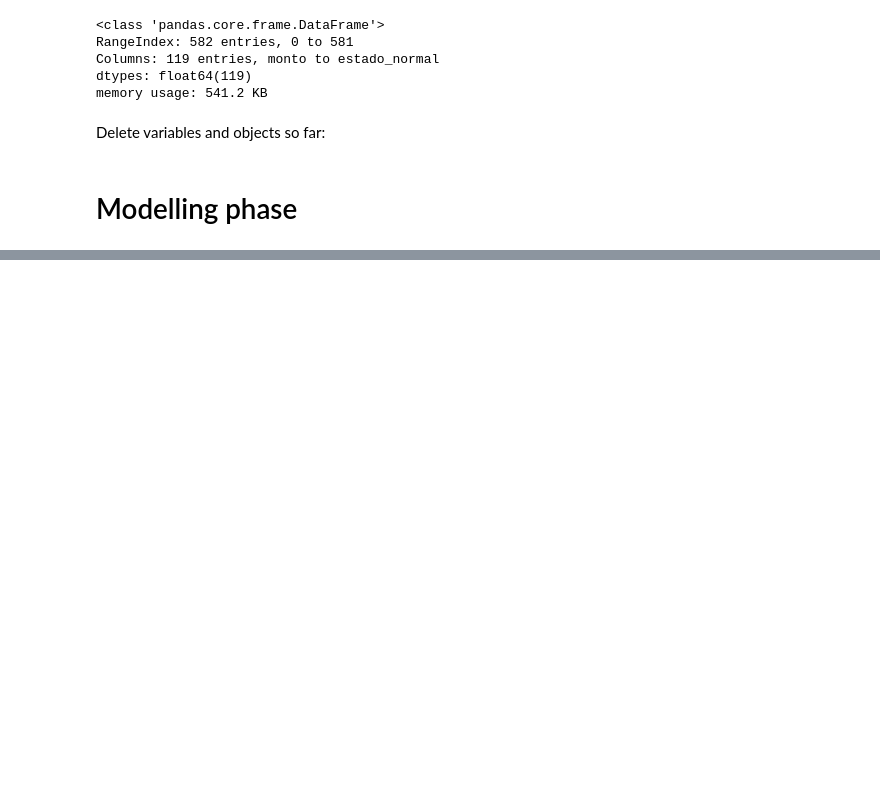
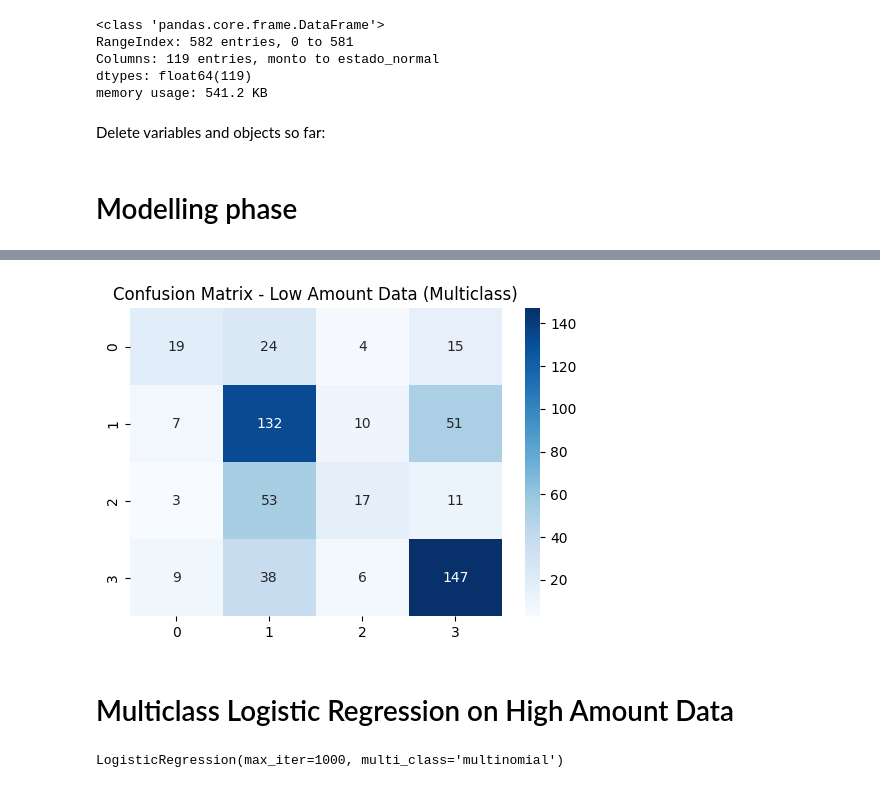
Before and after one commit to MateoSilvaLasso/Analitica_1, a Jupyter notebook: notebooks/modelling/logistica_farid.ipynb, the cells around one changed output, grey strips where cells are left out. Cells and saved outputs as stored; diff of their text form; code cells hidden in the pictures; blank space fills up the shorter version.

```diff
--- a/notebooks/modelling/logistica_farid.ipynb
+++ b/notebooks/modelling/logistica_farid.ipynb
@@ -1239,0 +1403,6 @@ del X, y
+# %%
+X_train_low_multi = X_train_low_multi.fillna(X_train_low_multi.median())
+X_test_low_multi = X_test_low_multi.fillna(X_train_low_multi.median())
+# %%
+log_reg_low_multi = LogisticRegression(max_iter=1000, solver='lbfgs', multi_class='multinomial')
+log_reg_low_multi.fit(X_train_low_multi, y_train_low_multi)
@@ -1239,0 +1411,2 @@ del X, y
+# %%
+y_pred_low_multi = log_reg_low_multi.predict(X_test_low_multi)
@@ -1239,0 +1432,9 @@ del X, y
+# %%
+plt.figure(figsize=(6, 4))
+sns.heatmap(confusion_matrix(y_test_low_multi, y_pred_low_multi), annot=True, fmt='d', cmap='Blues')
+plt.title('Confusion Matrix - Low Amount Data (Multiclass)')
+plt.show()
+# %% [output]
+[figure, added]
+# %% [markdown]
+# Multiclass Logistic Regression on High Amount Data
@@ -1239,0 +1444,5 @@ del X, y
+# %%
+log_reg_high_multi = LogisticRegression(max_iter=1000, solver='lbfgs', multi_class='multinomial')
+log_reg_high_multi.fit(X_train_high_multi, y_train_high_multi)
+# %% [output]
+LogisticRegression(max_iter=1000, multi_class='multinomial')
```
Also changed, not shown: parts of 26 cells of this notebook.
